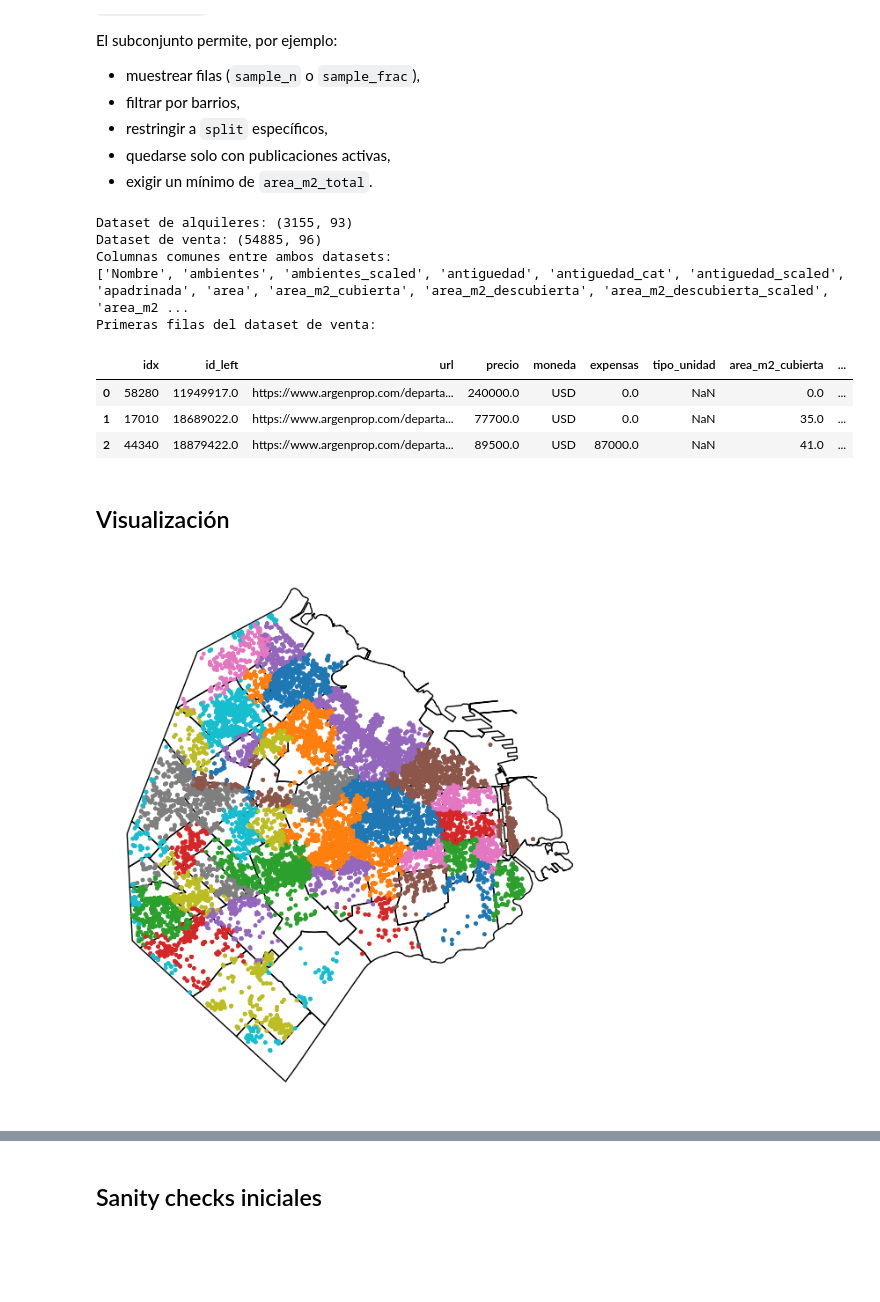
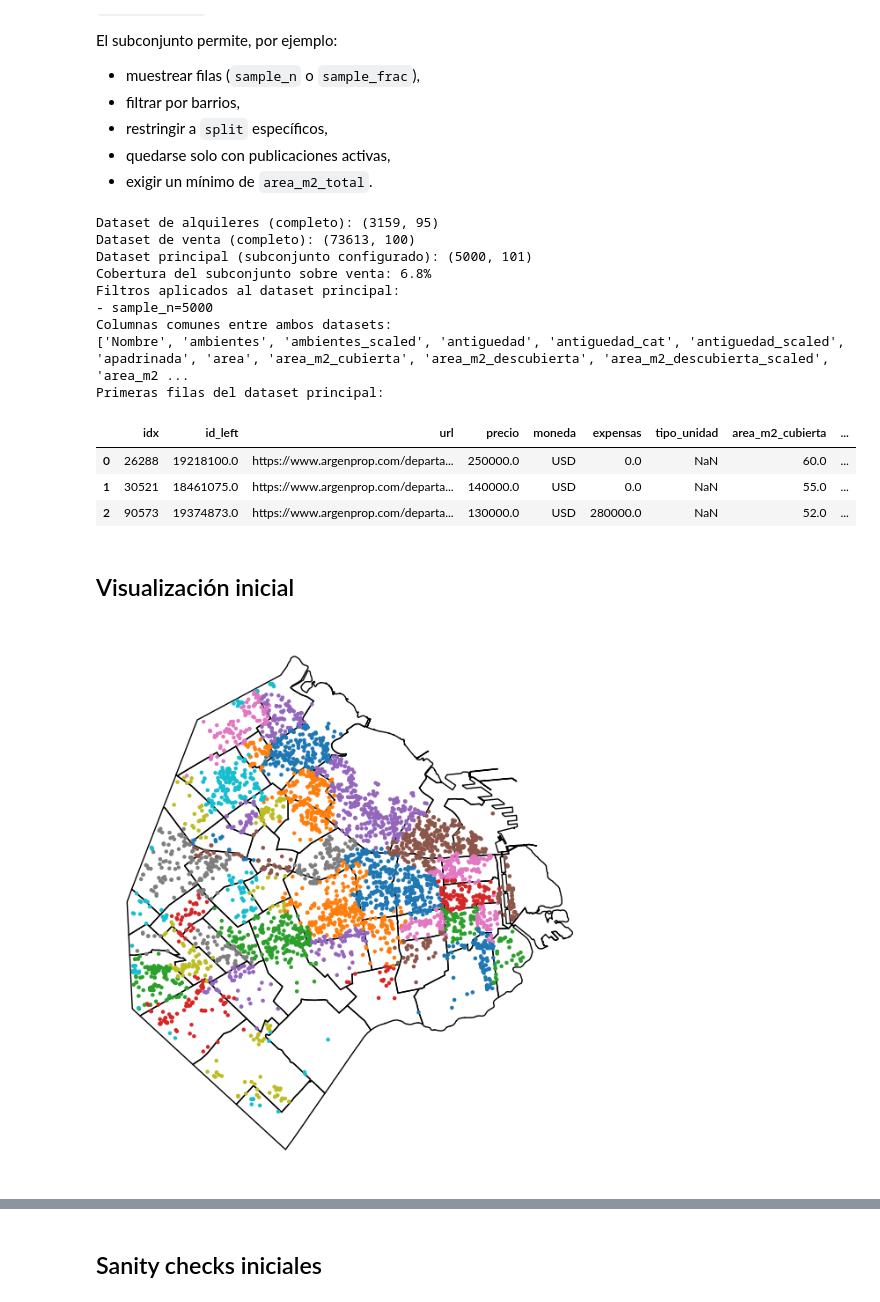
Before and after one commit to santieliges/caba-property-opportunities, a Jupyter notebook: notebooks/00_data_overview.ipynb, the cells around one changed output, grey strips where cells are left out. Drawn from its saved outputs; the diff is of its cells as text; code cells hidden in the pictures; blank space fills up the shorter version.

```diff
--- a/notebooks/00_data_overview.ipynb
+++ b/notebooks/00_data_overview.ipynb
@@ -108,6 +108,8 @@ def build_sale_subset(df_source, config):
 
 # Dataset principal para análisis de venta.
 df, subset_filters = build_sale_subset(df_sale, subset_config)
+if "barrio" not in df.columns and "barrio_right" in df.columns:
+    df["barrio"] = df["barrio_right"]
 analysis_scope = "subconjunto configurado" if subset_filters else "dataset completo"
 target_col = "precio_sobre_m2"
 coord_cols = ["longitud", "latitud"]
@@ -129,43 +131,46 @@ print(sorted(set(df_rental.columns) & set(df_sale.columns)))
 print("Primeras filas del dataset principal:")
 display(df.head(3))
 # %% [output]
-Dataset de alquileres: (3155, 93)
-Dataset de venta: (54885, 96)
+Dataset de alquileres (completo): (3159, 95)
+Dataset de venta (completo): (73613, 100)
+Dataset principal (subconjunto configurado): (5000, 101)
+Cobertura del subconjunto sobre venta: 6.8%
+Filtros aplicados al dataset principal:
+- sample_n=5000
 Columnas comunes entre ambos datasets:
 ['Nombre', 'ambientes', 'ambientes_scaled', 'antiguedad', 'antiguedad_cat', 'antiguedad_scaled', 'apadrinada', 'area', 'area_m2_cubierta', 'area_m2_descubierta', 'area_m2_descubierta_scaled', 'area_m2 ...
-Primeras filas del dataset de venta:
+Primeras filas del dataset principal:
 |  | idx | id_left | url | precio | moneda | expensas | tipo_unidad | area_m2_cubierta | ... |
-| 0 | 58280 | 11949917.0 | https://www.argenprop.com/departa... | 240000.0 | USD | 0.0 | NaN | 0.0 | ... |
-| 1 | 17010 | 18689022.0 | https://www.argenprop.com/departa... | 77700.0 | USD | 0.0 | NaN | 35.0 | ... |
-| 2 | 44340 | 18879422.0 | https://www.argenprop.com/departa... | 89500.0 | USD | 87000.0 | NaN | 41.0 | ... |
+| 0 | 26288 | 19218100.0 | https://www.argenprop.com/departa... | 250000.0 | USD | 0.0 | NaN | 60.0 | ... |
+| 1 | 30521 | 18461075.0 | https://www.argenprop.com/departa... | 140000.0 | USD | 0.0 | NaN | 55.0 | ... |
+| 2 | 90573 | 19374873.0 | https://www.argenprop.com/departa... | 130000.0 | USD | 280000.0 | NaN | 52.0 | ... |
 # %% [markdown]
-## Visualización
+## Visualización inicial
 # %%
 
 barrios = gpd.read_file(PROJECT_ROOT / "GeoData" / "barrios.geojson")
 
 gdf = gpd.GeoDataFrame(
     df,
     geometry=gpd.points_from_xy(df.longitud, df.latitud),
     crs='EPSG:4326'
 )
 
 barrios = barrios.to_crs(gdf.crs)
 
 fig, ax = plt.subplots(figsize=(8, 8))
 barrios.plot(ax=ax, edgecolor='black', facecolor='none')
-gdf.rename(columns={'barrio_right': 'barrio'}, inplace=True)
 gdf.plot(
     ax=ax,
     column='barrio',
     markersize=5,
     legend=False,
 )
 
 ax.set_axis_off()
 plt.show()
 # %% [output]
-[figure, old version]
+[figure, new version]
 # %%
 cant_datos_por_barrio = gdf['barrio'].value_counts()
 plt.figure(figsize=(12, 6))
```
Also changed, not shown: parts of 27 cells of this notebook, 39 other files.
